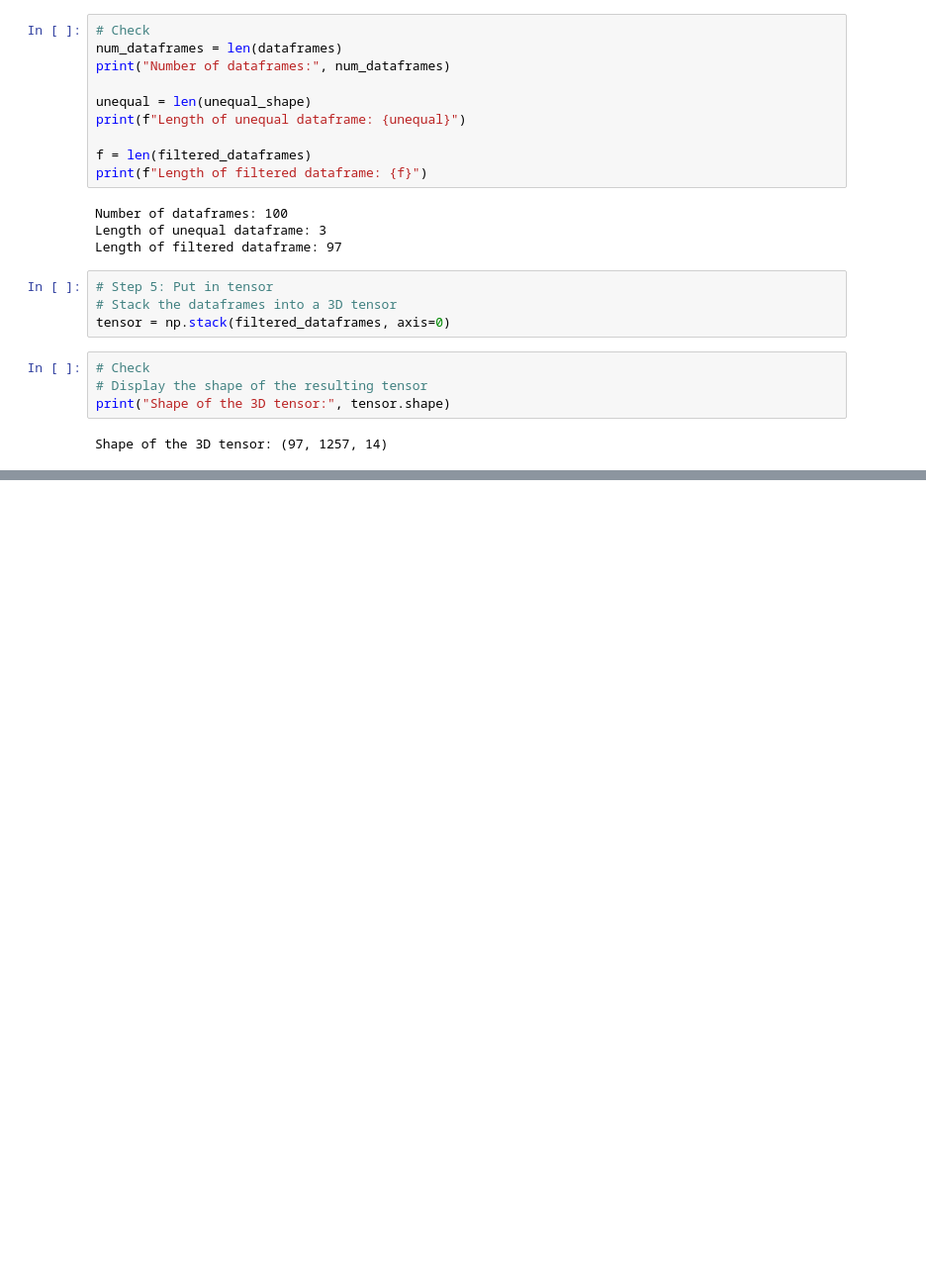
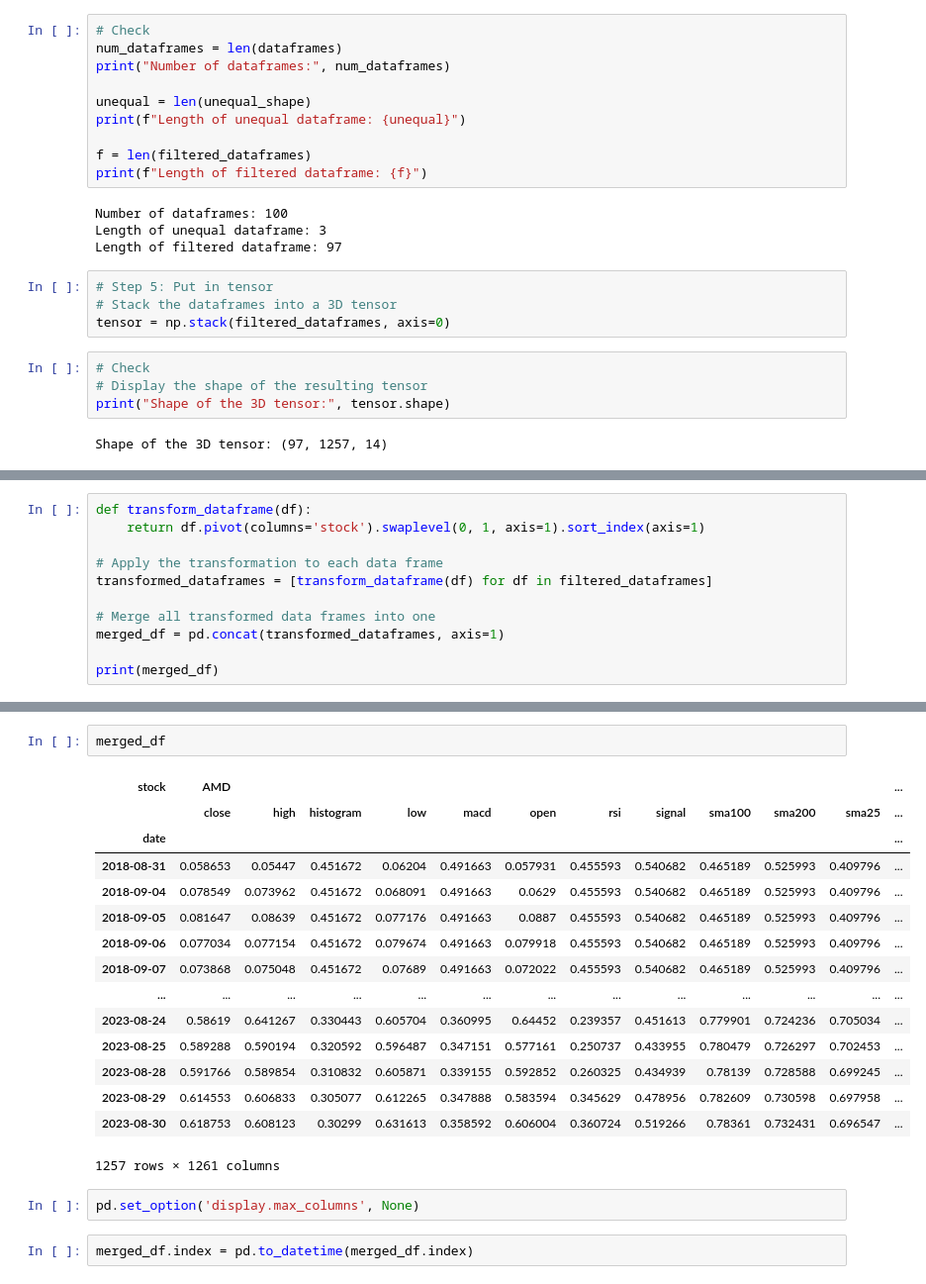
Before and after one commit to Saminho44/FolioWise-project, a Jupyter notebook: final_pipeline.ipynb, the cells around one changed output, grey strips where cells are left out. Shown at 99% size. Saved outputs shown, nothing was run; the diff lists cells and outputs as text; blank space fills up the shorter version.

```diff
--- a/final_pipeline.ipynb
+++ b/final_pipeline.ipynb
@@ -394,0 +477,11 @@ array([[0.0649826766578036, 0.0432785102623352, 0.08078394523122359, ...,
+# %%
+def transform_dataframe(df):
+    return df.pivot(columns='stock').swaplevel(0, 1, axis=1).sort_index(axis=1)
+
+# Apply the transformation to each data frame
+transformed_dataframes = [transform_dataframe(df) for df in filtered_dataframes]
+
+# Merge all transformed data frames into one
+merged_df = pd.concat(transformed_dataframes, axis=1)
+
+print(merged_df)
@@ -394,0 +506,22 @@ array([[0.0649826766578036, 0.0432785102623352, 0.08078394523122359, ...,
+# %%
+merged_df
+# %% [output]
+| stock | AMD |  |  |  |  |  |  |  |  |  |  | ... |
+|  | close | high | histogram | low | macd | open | rsi | signal | sma100 | sma200 | sma25 | ... |
+| date |  |  |  |  |  |  |  |  |  |  |  | ... |
+| 2018-08-31 | 0.058653 | 0.05447 | 0.451672 | 0.06204 | 0.491663 | 0.057931 | 0.455593 | 0.540682 | 0.465189 | 0.525993 | 0.409796 | ... |
+| 2018-09-04 | 0.078549 | 0.073962 | 0.451672 | 0.068091 | 0.491663 | 0.0629 | 0.455593 | 0.540682 | 0.465189 | 0.525993 | 0.409796 | ... |
+| 2018-09-05 | 0.081647 | 0.08639 | 0.451672 | 0.077176 | 0.491663 | 0.0887 | 0.455593 | 0.540682 | 0.465189 | 0.525993 | 0.409796 | ... |
+| 2018-09-06 | 0.077034 | 0.077154 | 0.451672 | 0.079674 | 0.491663 | 0.079918 | 0.455593 | 0.540682 | 0.465189 | 0.525993 | 0.409796 | ... |
+| 2018-09-07 | 0.073868 | 0.075048 | 0.451672 | 0.07689 | 0.491663 | 0.072022 | 0.455593 | 0.540682 | 0.465189 | 0.525993 | 0.409796 | ... |
+| ... | ... | ... | ... | ... | ... | ... | ... | ... | ... | ... | ... | ... |
+| 2023-08-24 | 0.58619 | 0.641267 | 0.330443 | 0.605704 | 0.360995 | 0.64452 | 0.239357 | 0.451613 | 0.779901 | 0.724236 | 0.705034 | ... |
+| 2023-08-25 | 0.589288 | 0.590194 | 0.320592 | 0.596487 | 0.347151 | 0.577161 | 0.250737 | 0.433955 | 0.780479 | 0.726297 | 0.702453 | ... |
+| 2023-08-28 | 0.591766 | 0.589854 | 0.310832 | 0.605871 | 0.339155 | 0.592852 | 0.260325 | 0.434939 | 0.78139 | 0.728588 | 0.699245 | ... |
+| 2023-08-29 | 0.614553 | 0.606833 | 0.305077 | 0.612265 | 0.347888 | 0.583594 | 0.345629 | 0.478956 | 0.782609 | 0.730598 | 0.697958 | ... |
+| 2023-08-30 | 0.618753 | 0.608123 | 0.30299 | 0.631613 | 0.358592 | 0.606004 | 0.360724 | 0.519266 | 0.78361 | 0.732431 | 0.696547 | ... |
+1257 rows × 1261 columns
+# %%
+pd.set_option('display.max_columns', None)
+# %%
+merged_df.index = pd.to_datetime(merged_df.index)
```
Also changed, not shown: parts of 10 cells of this notebook, 12 other files.
